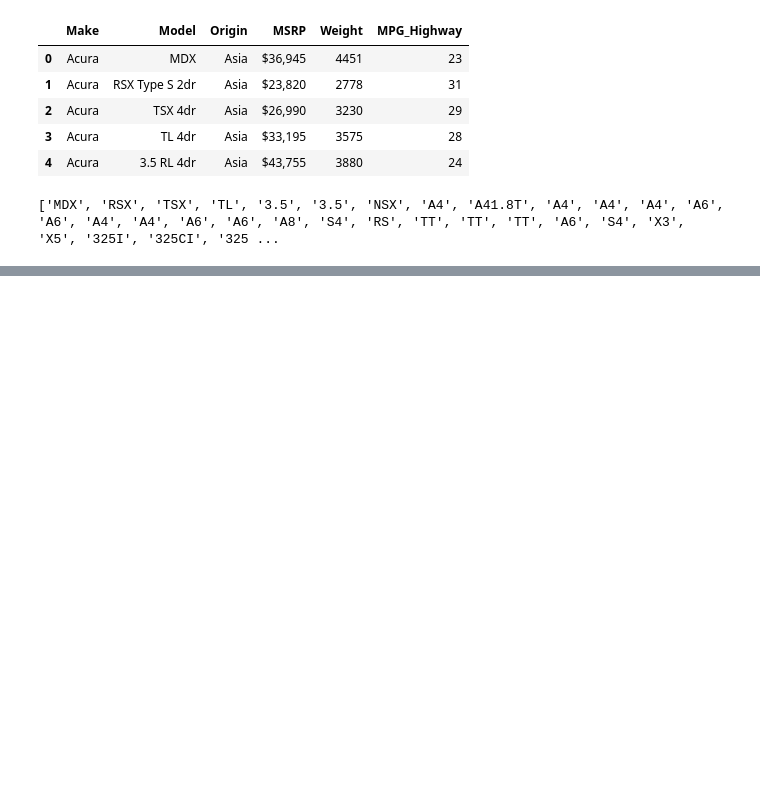
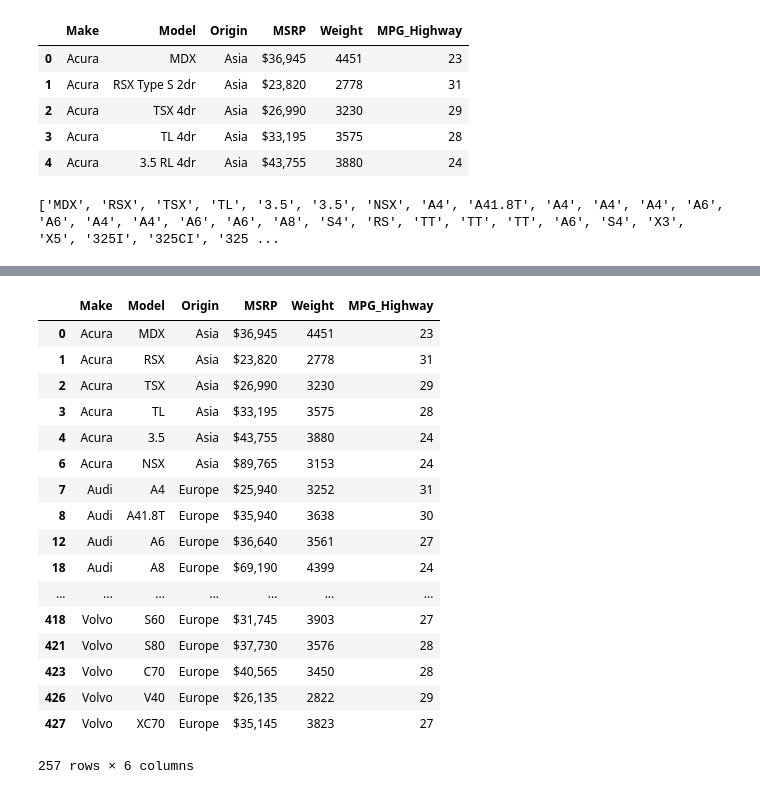
Before and after one commit to rho621/project_2_cars, a Jupyter notebook: starter_MCT.ipynb, the cells around one changed output, grey strips where cells are left out. Cells and saved outputs as stored; diff of their text form; code cells hidden in the pictures; blank space fills up the shorter version.

Commit message:
dropped duplicates of model and make

```diff
--- a/starter_MCT.ipynb
+++ b/starter_MCT.ipynb
@@ -104,3 +102,26 @@ See the caveats in the documentation: http://pandas.pydata.org/pandas-docs/stabl
+# %%
+#drop duplicate values based on Make and Model
+no_dup_cars = new_car_data.drop_duplicates(subset=['Make', 'Model'])
+no_dup_cars
+# %% [output]
+|  | Make | Model | Origin | MSRP | Weight | MPG_Highway |
+| 0 | Acura | MDX | Asia | $36,945 | 4451 | 23 |
+| 1 | Acura | RSX | Asia | $23,820 | 2778 | 31 |
+| 2 | Acura | TSX | Asia | $26,990 | 3230 | 29 |
+| 3 | Acura | TL | Asia | $33,195 | 3575 | 28 |
+| 4 | Acura | 3.5 | Asia | $43,755 | 3880 | 24 |
+| 6 | Acura | NSX | Asia | $89,765 | 3153 | 24 |
+| 7 | Audi | A4 | Europe | $25,940 | 3252 | 31 |
+| 8 | Audi | A41.8T | Europe | $35,940 | 3638 | 30 |
+| 12 | Audi | A6 | Europe | $36,640 | 3561 | 27 |
+| 18 | Audi | A8 | Europe | $69,190 | 4399 | 24 |
+| ... | ... | ... | ... | ... | ... | ... |
+| 418 | Volvo | S60 | Europe | $31,745 | 3903 | 27 |
+| 421 | Volvo | S80 | Europe | $37,730 | 3576 | 28 |
+| 423 | Volvo | C70 | Europe | $40,565 | 3450 | 28 |
+| 426 | Volvo | V40 | Europe | $26,135 | 2822 | 29 |
+| 427 | Volvo | XC70 | Europe | $35,145 | 3823 | 27 |
+257 rows × 6 columns
 # %%
 json_file = "car_database.json"
 customer_location_df = pd.read_json(json_file, lines=True)
```
Also changed, not shown: parts of 2 cells of this notebook.
